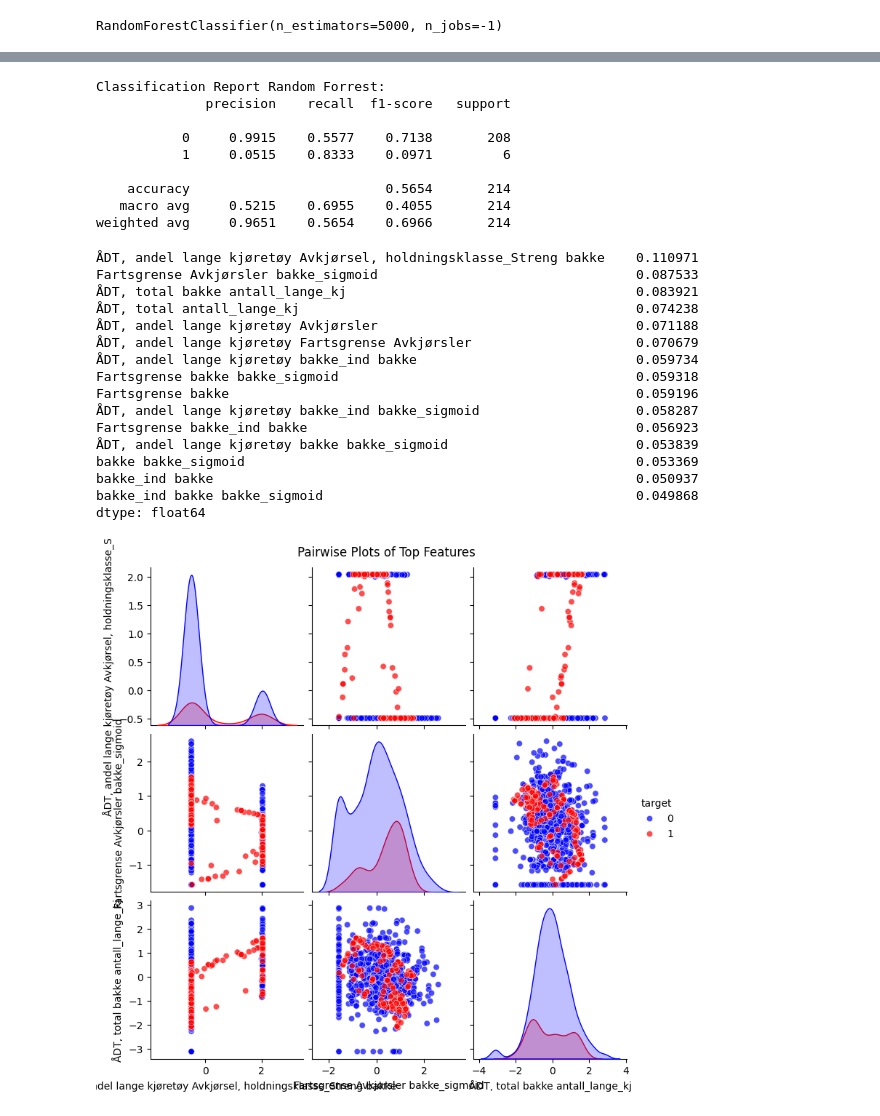
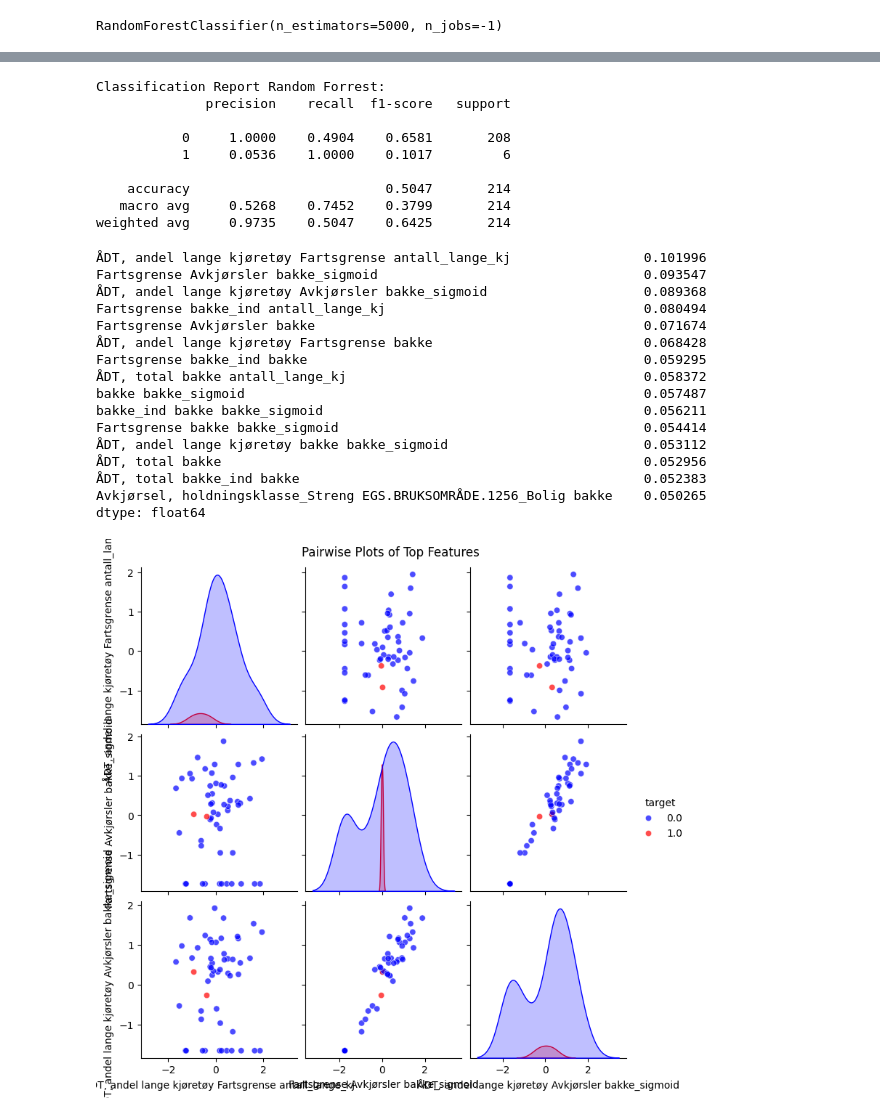
Before and after one commit to sormann/trfkaipoc, a Jupyter notebook: notebooks/avslag_binær-smote.ipynb, the cells around one changed output, grey strips where cells are left out. Cells and saved outputs as stored; diff of their text form; code cells hidden in the pictures.

```diff
--- a/notebooks/avslag_binær-smote.ipynb
+++ b/notebooks/avslag_binær-smote.ipynb
@@ -118,8 +118,8 @@ X
 andel_avslag=y.sum()/y.count()
 # %%
 #X=df_with_interactions
-scaler = PowerTransformer()
-X = pd.DataFrame(scaler.fit_transform(X), columns=X.columns)
+#scaler = PowerTransformer()
+#X = pd.DataFrame(scaler.fit_transform(X), columns=X.columns)
 # %%
 # Identify binary dummy columns: only {0,1} or {0.0,1.0}
 binary_cols = [
@@ -297,57 +297,57 @@ print(classification_report(y_test, y_pred, digits=4))
 Classification Report Random Forrest:
               precision    recall  f1-score   support
 
-           0     0.9915    0.5577    0.7138       208
-           1     0.0515    0.8333    0.0971         6
+           0     1.0000    0.4904    0.6581       208
+           1     0.0536    1.0000    0.1017         6
 
-    accuracy                         0.5654       214
-   macro avg     0.5215    0.6955    0.4055       214
-weighted avg     0.9651    0.5654    0.6966       214
+    accuracy                         0.5047       214
+   macro avg     0.5268    0.7452    0.3799       214
+weighted avg     0.9735    0.5047    0.6425       214
 # %%
 importances = pd.Series(model.feature_importances_, index=X_train.columns)
 importances_sorted = importances.sort_values(ascending=False)
 # %%
 print(importances_sorted)
 # %% [output]
-ÅDT, andel lange kjøretøy Avkjørsel, holdningsklasse_Streng bakke    0.110971
-Fartsgrense Avkjørsler bakke_sigmoid                                 0.087533
-ÅDT, total bakke antall_lange_kj                                     0.083921
-ÅDT, total antall_lange_kj                                           0.074238
-ÅDT, andel lange kjøretøy Avkjørsler                                 0.071188
-ÅDT, andel lange kjøretøy Fartsgrense Avkjørsler                     0.070679
-ÅDT, andel lange kjøretøy bakke_ind bakke                            0.059734
-Fartsgrense bakke bakke_sigmoid                                      0.059318
-Fartsgrense bakke                                                    0.059196
-ÅDT, andel lange kjøretøy bakke_ind bakke_sigmoid                    0.058287
-Fartsgrense bakke_ind bakke                                          0.056923
-ÅDT, andel lange kjøretøy bakke bakke_sigmoid                        0.053839
-bakke bakke_sigmoid                                                  0.053369
-bakke_ind bakke                                                      0.050937
-bakke_ind bakke bakke_sigmoid                                        0.049868
+ÅDT, andel lange kjøretøy Fartsgrense antall_lange_kj                 0.101996
+Fartsgrense Avkjørsler bakke_sigmoid                                  0.093547
+ÅDT, andel lange kjøretøy Avkjørsler bakke_sigmoid                    0.089368
+Fartsgrense bakke_ind antall_lange_kj                                 0.080494
+Fartsgrense Avkjørsler bakke                                          0.071674
+ÅDT, andel lange kjøretøy Fartsgrense bakke                           0.068428
+Fartsgrense bakke_ind bakke                                           0.059295
+ÅDT, total bakke antall_lange_kj                                      0.058372
+bakke bakke_sigmoid                                                   0.057487
+bakke_ind bakke bakke_sigmoid                                         0.056211
+Fartsgrense bakke bakke_sigmoid                                       0.054414
+ÅDT, andel lange kjøretøy bakke bakke_sigmoid                         0.053112
+ÅDT, total bakke                                                      0.052956
+ÅDT, total bakke_ind bakke                                            0.052383
+Avkjørsel, holdningsklasse_Streng EGS.BRUKSOMRÅDE.1256_Bolig bakke    0.050265
 dtype: float64
 # %%
 import seaborn as sns
 import matplotlib.pyplot as plt
 
 # Get the top 4 features
 top_features = importances_sorted.index[:3]
 
 # Subset data
-X_top = X_train[top_features].copy()
-X_top['target'] = y_train  # add the target
+X_top = X_test[top_features].copy()
+X_top['target'] = y_test  # add the target
 
 # Pairwise scatter plots
 sns.pairplot(
     X_top,
     vars=top_features,
     hue='target',            # color by target
     palette={0: "blue", 1: "red"},
     plot_kws={'alpha': 0.7}
 )
 plt.suptitle("Pairwise Plots of Top Features", y=1.02)
 plt.show()
 # %% [output]
-[figure, old version]
+[figure, new version]
 # %%
 from sklearn.metrics import roc_curve, roc_auc_score
 import matplotlib.pyplot as plt
```
Also changed, not shown: parts of 12 cells of this notebook, 5 other files.
